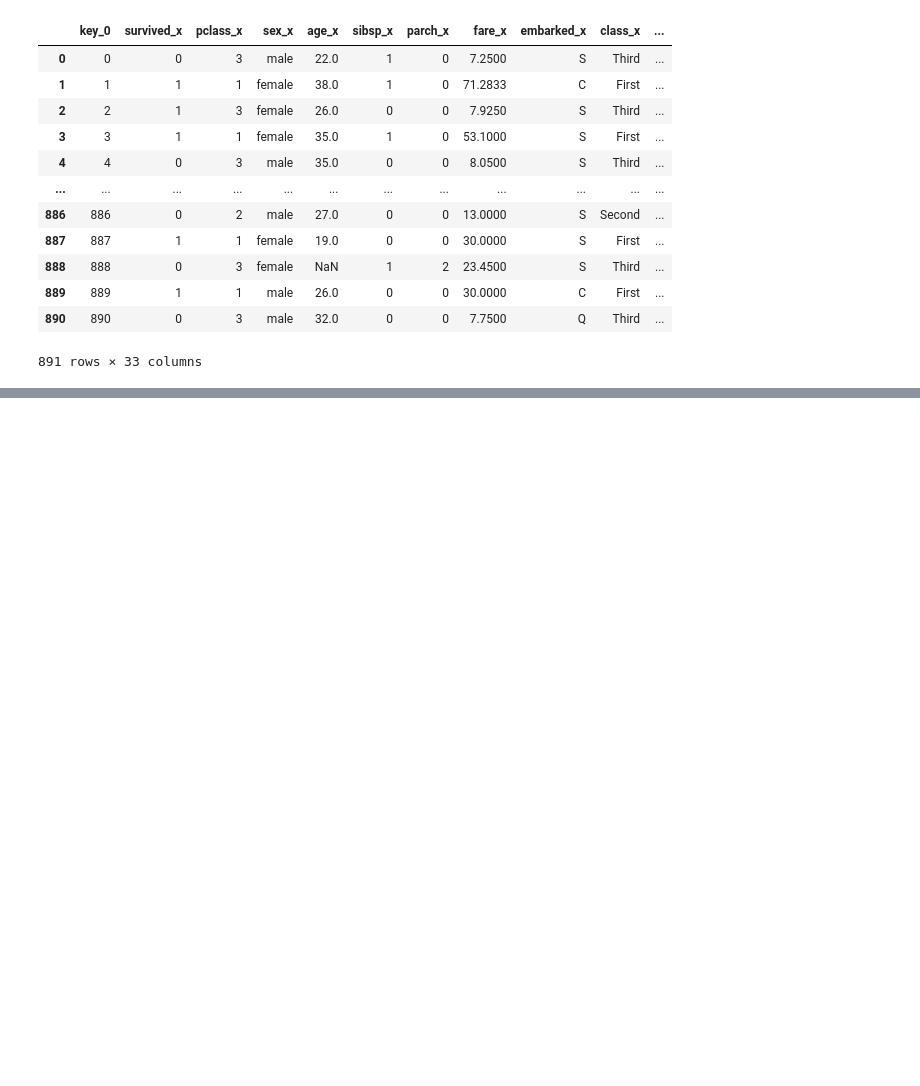
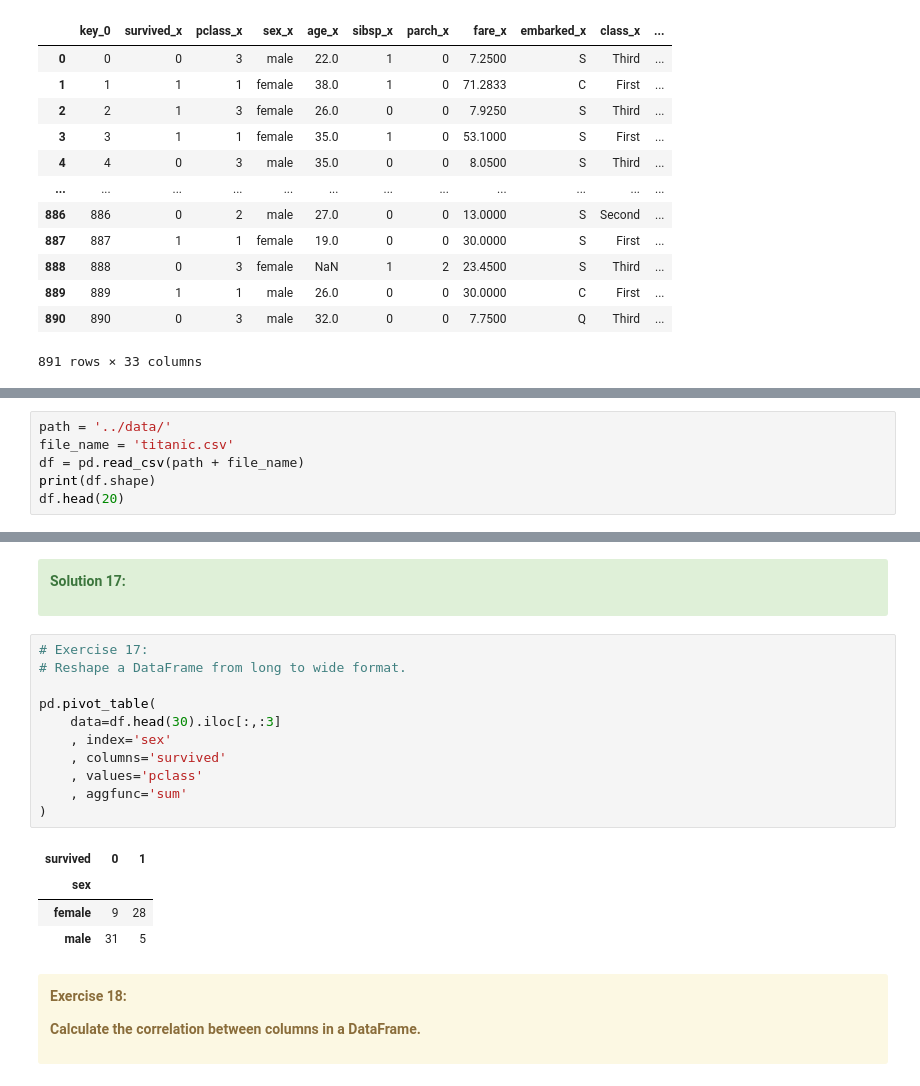
Before and after one commit to aziart/pandas-exercises, a Jupyter notebook: 12 - w3exercises/09 - Pandas Practice Sets/09 - 02 Mastering Pandas 100 Exercises.ipynb, the cells around one changed output, grey strips where cells are left out. Cells and saved outputs as stored; diff of their text form; blank space fills up the shorter version.

```diff
--- a/12 - w3exercises/09 - Pandas Practice Sets/09 - 02 Mastering Pandas 100 Exercises.ipynb
+++ b/12 - w3exercises/09 - Pandas Practice Sets/09 - 02 Mastering Pandas 100 Exercises.ipynb
@@ -972,0 +1066,6 @@ merged_df
+# %%
+path = '../data/'
+file_name = 'titanic.csv'
+df = pd.read_csv(path + file_name)
+print(df.shape)
+df.head(20)
@@ -972,0 +1091,29 @@ merged_df
+# %% [markdown]
+<div class="alert alert-success">
+
+**Solution 17:**
+</div>
+# %%
+# Exercise 17:
+# Reshape a DataFrame from long to wide format.
+
+pd.pivot_table(
+    data=df.head(30).iloc[:,:3]
+    , index='sex'
+    , columns='survived'
+    , values='pclass'
+    , aggfunc='sum'
+)
+# %% [output]
+| survived | 0 | 1 |
+| sex |  |  |
+| female | 9 | 28 |
+| male | 31 | 5 |
+# %% [markdown]
+<div class="alert alert-warning">
+
+**Exercise 18:**
+
+**Calculate the correlation between columns in a DataFrame.**
+
+</div>
```
Also changed, not shown: parts of 10 cells of this notebook.
